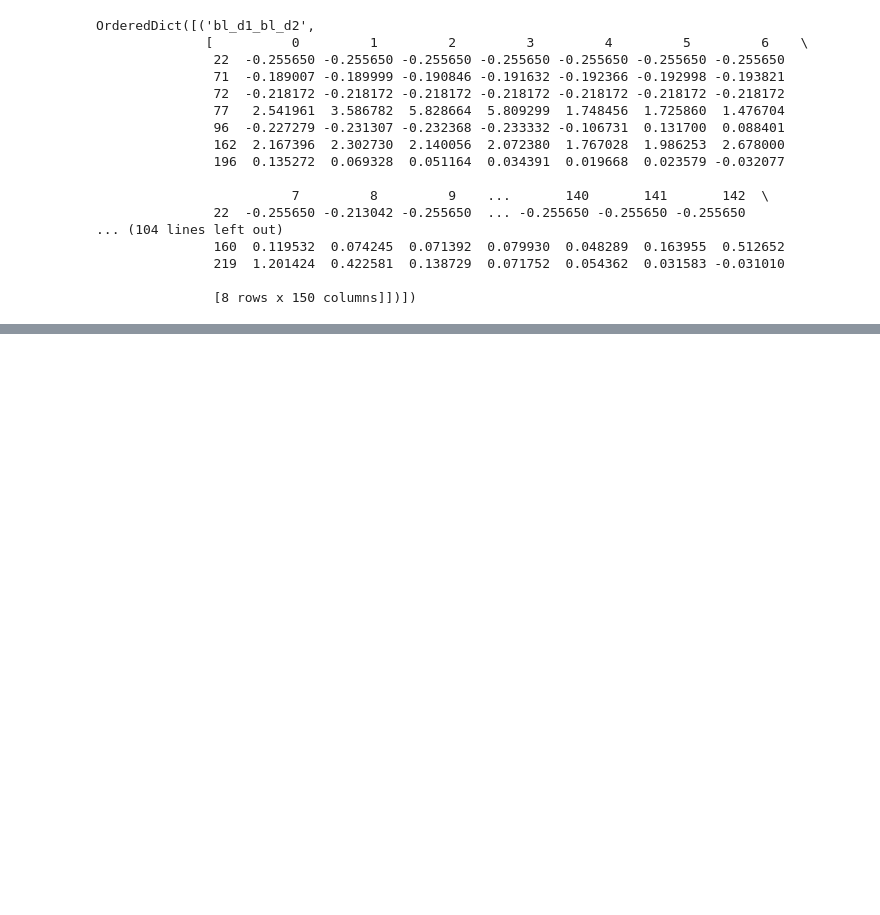
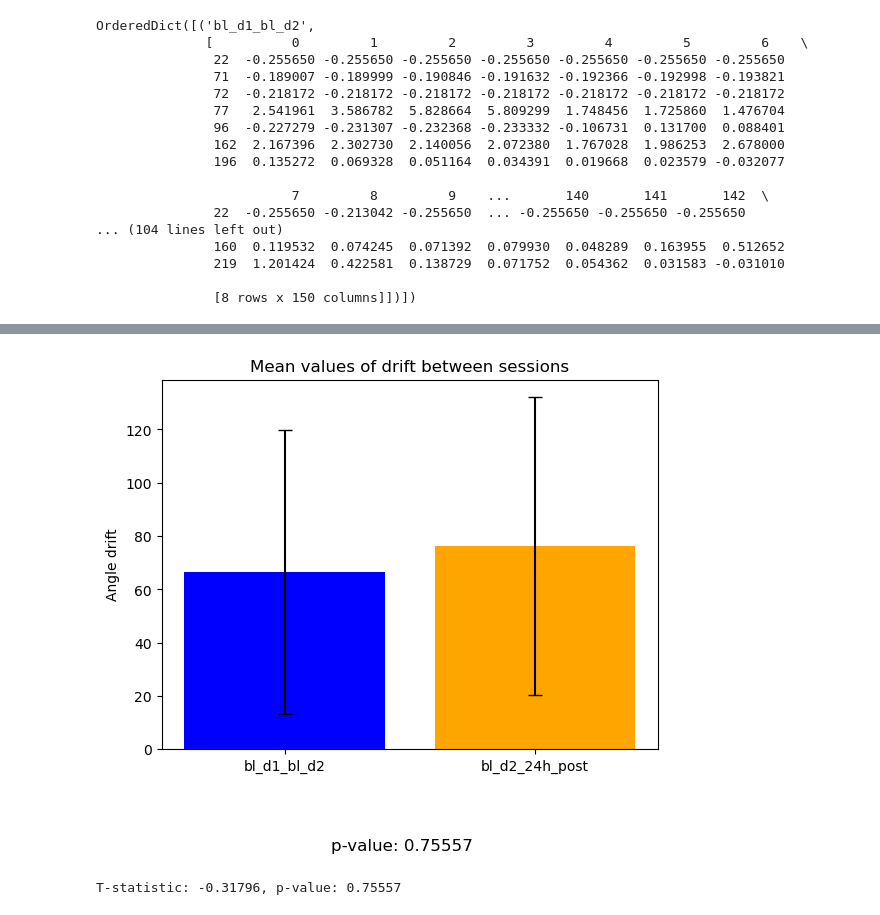
Before and after one commit to ttamiolakis/2p-place-coding, a Jupyter notebook: notebooks/multisession_cross_registration_per_animal.ipynb, the cells around one changed output, grey strips where cells are left out. Saved outputs shown, nothing was run; the diff lists cells and outputs as text; code cells hidden in the pictures; blank space fills up the shorter version.

```diff
--- a/notebooks/multisession_cross_registration_per_animal.ipynb
+++ b/notebooks/multisession_cross_registration_per_animal.ipynb
@@ -424,0 +433,33 @@ plt.show()
+# %%
+# Calculate mean and standard deviation for each condition
+data=angle_between_sessions
+
+means = {k: np.mean(v) for k, v in data.items()}
+stds = {k: np.std(v) for k, v in data.items()}
+
+# Plotting the bar plot with error bars
+fig, ax = plt.subplots()
+
+conditions = list(data.keys())
+mean_values = [means[cond] for cond in conditions]
+std_values = [stds[cond] for cond in conditions]
+
+ax.bar(conditions, mean_values, yerr=std_values, capsize=5, color=['blue', 'orange'])
+ax.set_ylabel('Angle drift')
+ax.set_title('Mean values of drift between sessions')
+
+# Perform a t-test to check for statistical significance
+condition1_values = data[conditions[0]]
+condition2_values = data[conditions[1]]
+t_stat, p_value = stats.ttest_ind(condition1_values, condition2_values)
+
+# Display the p-value on the plot
+plt.figtext(0.5, -0.1, f'p-value: {p_value:.5f}', ha='center', fontsize=12)
+
+plt.show()
+
+# Print the p-value
+print(f'T-statistic: {t_stat:.5f}, p-value: {p_value:.5f}')
+# %% [output]
+[figure, added]
+T-statistic: -0.31796, p-value: 0.75557
```
Also changed, not shown: parts of 7 cells of this notebook.
